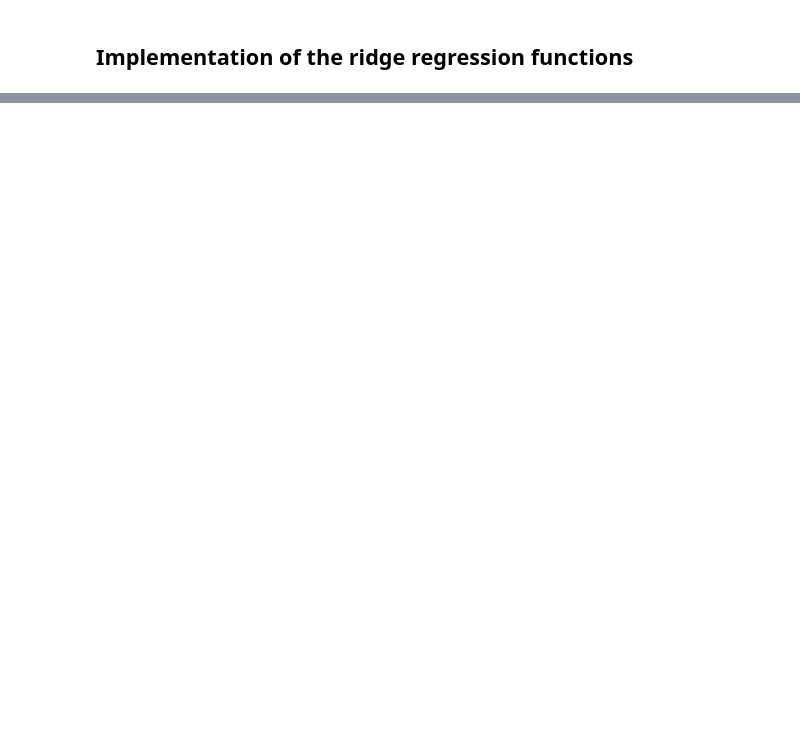
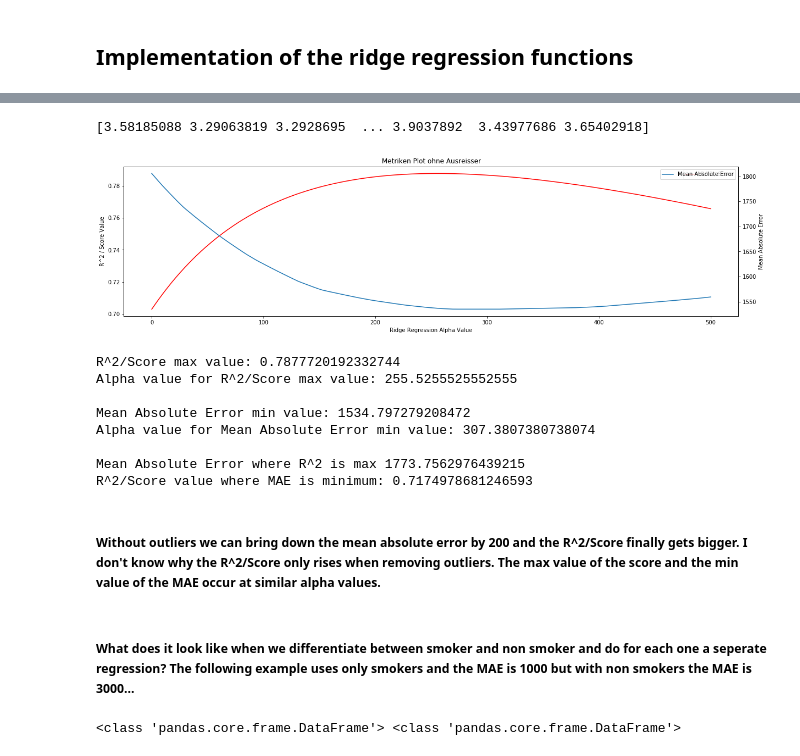
Before and after one commit to challenge-healthcare/regression, a Jupyter notebook: Main.ipynb, the cells around one changed output, grey strips where cells are left out. Drawn from its saved outputs; the diff is of its cells as text; code cells hidden in the pictures; blank space fills up the shorter version.

```diff
--- a/Main.ipynb
+++ b/Main.ipynb
@@ -176,0 +374,79 @@ array([-8640.98653598,   155.4508523 ,  2551.42848186,   244.00368619,
+# %%
+labels = np.array(data_no_outliers['charges'])
+# The data we want to split = 'input'
+input = data_no_outliers.drop('charges', axis=1).drop('charges_level', axis=1).drop('bmi', axis = 1)
+
+# The argument for the split function has to be an array
+input_list = list(input.columns)
+input = np.array(input)
+
+print(np.log(input[:,5]))
+
+train_input, test_input, train_labels, test_labels = \
+    train_test_split(input, labels, test_size = 0.1, random_state = 42)
+
+train_input_standardize = (train_input - np.mean(train_input, axis=0)) / np.std(train_input, axis=0)
+test_input_standardize = (test_input - np.mean(test_input, axis=0)) / np.std(test_input, axis=0)
+
+##instantiate regressor
+scoreArray = []
+maeArray = []
+
+alphaRange = np.linspace(0, 500, 10000)
+for i in alphaRange:
+    RidgeRegressor = RidgeRegression(opt_method='neq', alpha = i)
+    ridge1 = RidgeRegressor.fit(train_input_standardize, train_labels)
+
+    predics = RidgeRegressor.predict(test_input_standardize)
+    score = RidgeRegressor.score(test_labels, predics)
+    mae = RidgeRegressor.mae(test_labels, predics)
+    maeArray.append(mae)
+    scoreArray.append(score)
+
+
+plt.rcParams["figure.figsize"] = (20,5)
+
+fig1, ax1 = plt.subplots() # two axes on figure
+ax1.plot(alphaRange, scoreArray, label="R^2 / Score", color = "r")
+ax1.set_xlabel("Ridge Regression Alpha Value")
+ax1.set_ylabel("R^2 / Score Value")
+plt.legend()
+
+ax2 = ax1.twinx()
+ax2.plot(alphaRange, maeArray, label="Mean Absolute Error")
+ax2.set_xlabel("Ridge Regression Alpha Value")
+ax2.set_ylabel("Mean Absolute Error")
+
+plt.title("Metriken Plot ohne Ausreisser")
+plt.legend()
+plt.show()
+
+print("R^2/Score max value:", np.amax(scoreArray))
+print("Alpha value for R^2/Score max value:", alphaRange[np.where(scoreArray == np.amax(scoreArray))][0])
+print("")
+print("Mean Absolute Error min value:", np.amin(maeArray))
+print("Alpha value for Mean Absolute Error min value:", alphaRange[np.where(maeArray == np.amin(maeArray))][0])
+print("")
+print("Mean Absolute Error where R^2 is max", maeArray[alphaRange[np.where(scoreArray == np.amax(scoreArray))][0].round(decimals=0).astype(np.int64)])
+print("R^2/Score value where MAE is minimum:", scoreArray[alphaRange[np.where(maeArray == np.amin(maeArray))][0].round(decimals=0).astype(np.int64)])
+# %% [output]
+[3.58185088 3.29063819 3.2928695  ... 3.9037892  3.43977686 3.65402918]
+[figure, added]
+R^2/Score max value: 0.7877720192332744
+Alpha value for R^2/Score max value: 255.5255525552555
+
+Mean Absolute Error min value: 1534.797279208472
+Alpha value for Mean Absolute Error min value: 307.3807380738074
+
+Mean Absolute Error where R^2 is max 1773.7562976439215
+R^2/Score value where MAE is minimum: 0.7174978681246593
+# %% [markdown]
+##### Without outliers we can bring down the mean absolute error by 200 and the R^2/Score finally gets bigger. I don't know why the R^2/Score only rises when removing outliers. The max value of the score and the min value of the MAE occur at similar alpha values.
+# %% [markdown]
+##### What does it look like when we differentiate between smoker and non smoker and do for each one a seperate regression? The following example uses only smokers and the MAE is 1000 but with non smokers the MAE is 3000...
+# %%
+data_smoker = data_no_outliers[data_no_outliers['smoker'] == 1]
+data_non_smoker = data_no_outliers[data_no_outliers['smoker'] == 0]
+print(type(data_non_smoker), type(data_no_outliers))
+# %% [output]
+<class 'pandas.core.frame.DataFrame'> <class 'pandas.core.frame.DataFrame'>
```
Also changed, not shown: parts of 22 cells of this notebook.
